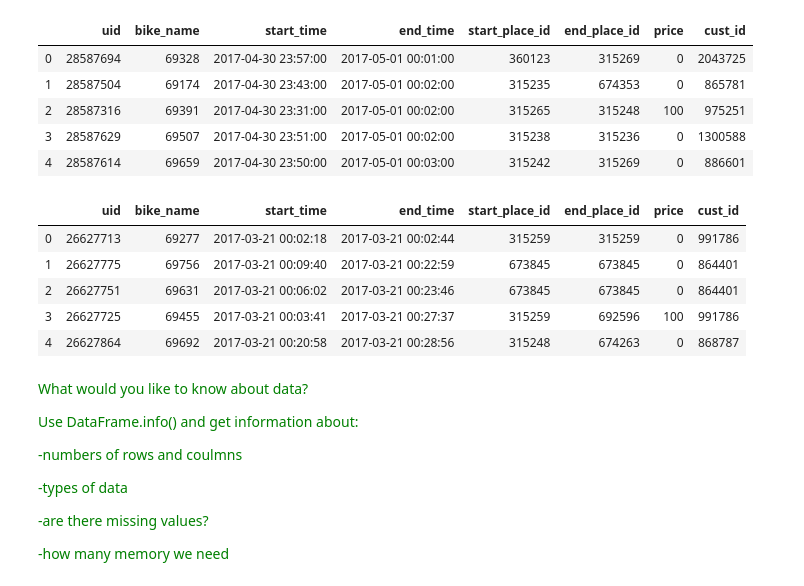
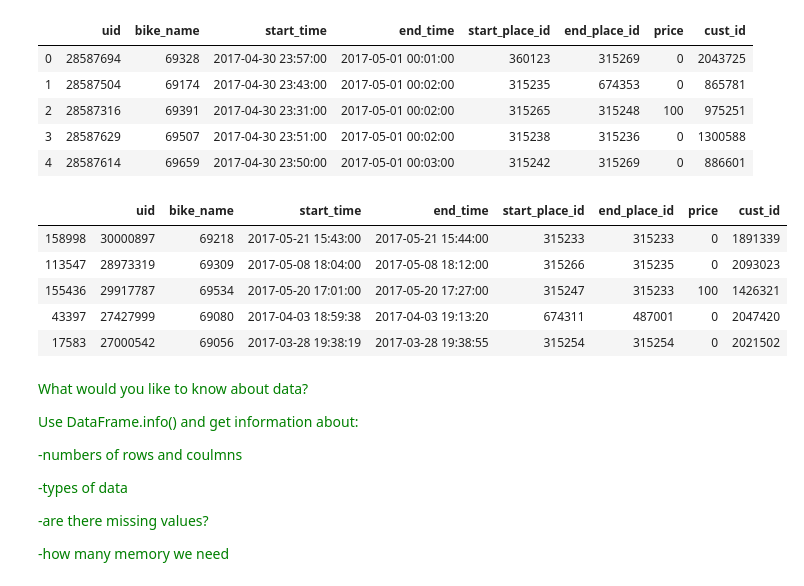
Before and after one commit to KGorczyca/City_bike_Lublin, a Jupyter notebook: PROJEKT.ipynb, the cells around one changed output. Saved outputs shown, nothing was run; the diff lists cells and outputs as text; code cells hidden in the pictures.

```diff
--- a/PROJEKT.ipynb
+++ b/PROJEKT.ipynb
@@ -49,16 +49,16 @@ city_bike2017['maj'].head()
 # %%
 #You have to merge dataframes by using 'append'
 
 city_bike17 = city_bike2017['marzec'].append(city_bike2017['kwiecień'], ignore_index= True)
 city_bike17 = city_bike17.append(city_bike2017['maj'], ignore_index= True)
-city_bike17.head()
+city_bike17.sample(5)
 # %% [output]
 |  | uid | bike_name | start_time | end_time | start_place_id | end_place_id | price | cust_id |
-| 0 | 26627713 | 69277 | 2017-03-21 00:02:18 | 2017-03-21 00:02:44 | 315259 | 315259 | 0 | 991786 |
-| 1 | 26627775 | 69756 | 2017-03-21 00:09:40 | 2017-03-21 00:22:59 | 673845 | 673845 | 0 | 864401 |
-| 2 | 26627751 | 69631 | 2017-03-21 00:06:02 | 2017-03-21 00:23:46 | 673845 | 673845 | 0 | 864401 |
-| 3 | 26627725 | 69455 | 2017-03-21 00:03:41 | 2017-03-21 00:27:37 | 315259 | 692596 | 100 | 991786 |
-| 4 | 26627864 | 69692 | 2017-03-21 00:20:58 | 2017-03-21 00:28:56 | 315248 | 674263 | 0 | 868787 |
+| 158998 | 30000897 | 69218 | 2017-05-21 15:43:00 | 2017-05-21 15:44:00 | 315233 | 315233 | 0 | 1891339 |
+| 113547 | 28973319 | 69309 | 2017-05-08 18:04:00 | 2017-05-08 18:12:00 | 315266 | 315235 | 0 | 2093023 |
+| 155436 | 29917787 | 69534 | 2017-05-20 17:01:00 | 2017-05-20 17:27:00 | 315247 | 315233 | 100 | 1426321 |
+| 43397 | 27427999 | 69080 | 2017-04-03 18:59:38 | 2017-04-03 19:13:20 | 674311 | 487001 | 0 | 2047420 |
+| 17583 | 27000542 | 69056 | 2017-03-28 19:38:19 | 2017-03-28 19:38:55 | 315254 | 315254 | 0 | 2021502 |
 # %% [markdown]
 <span style="color:green">What would you like to  know about data?
 
```
Also changed, not shown: parts of 19 cells of this notebook.
